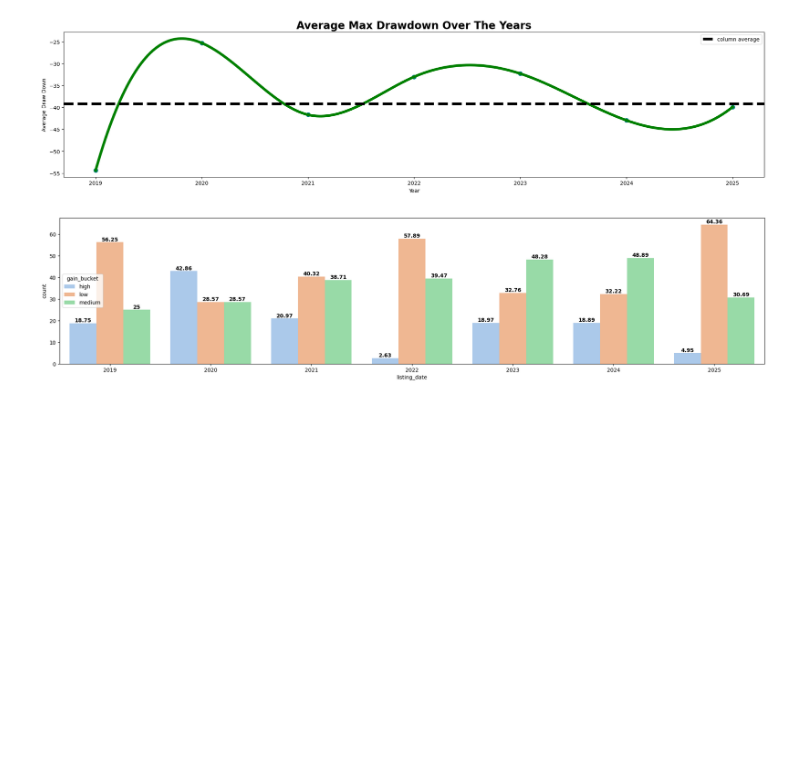
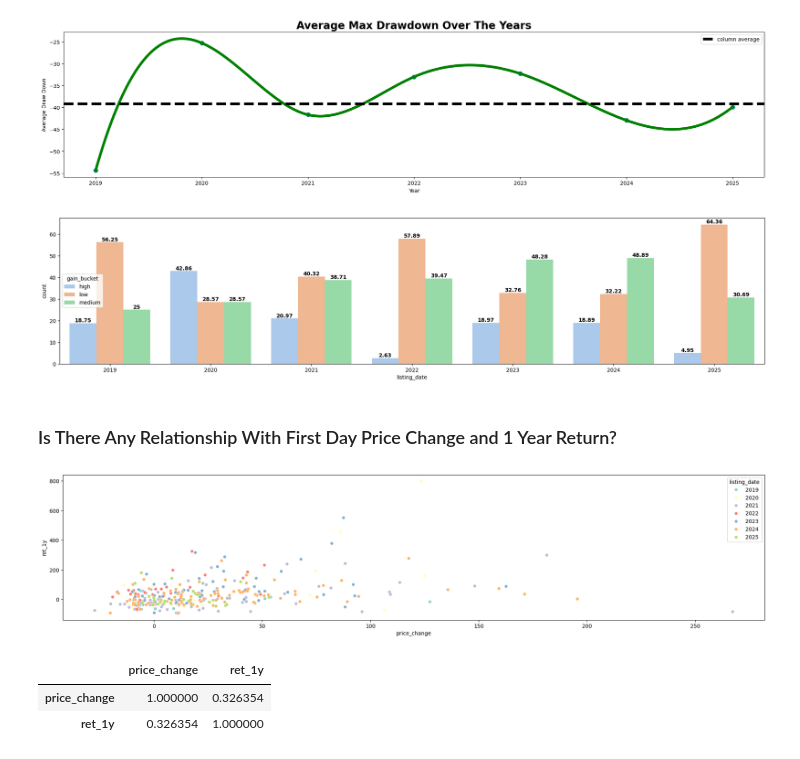
Before and after one commit to IamRaNo/InsightForge, a Jupyter notebook: Avoiding The Hype Trap/_notebooks/analysis.ipynb, the cells around one changed output. Cells and saved outputs as stored; diff of their text form; code cells hidden in the pictures; blank space fills up the shorter version.

```diff
--- a/Avoiding The Hype Trap/_notebooks/analysis.ipynb
+++ b/Avoiding The Hype Trap/_notebooks/analysis.ipynb
@@ -271,3 +271,17 @@ for conatainer in ax.containers:
 plt.show()
 # %% [output]
 [figure]
+# %% [markdown]
+### Is There Any Relationship With First Day Price Change and 1 Year Return?
+# %%
+plt.figure(figsize=(24,5))
+sns.scatterplot(x = 'price_change',y = 'ret_1y',data = ipo,hue=ipo['listing_date'].dt.year,palette='Set3')
+plt.show()
+# %% [output]
+[figure, added]
+# %%
+ipo[['price_change','ret_1y']].corr()
+# %% [output]
+|  | price_change | ret_1y |
+| price_change | 1.000000 | 0.326354 |
+| ret_1y | 0.326354 | 1.000000 |
```
Also changed, not shown: parts of 11 cells of this notebook, 1 other file.
